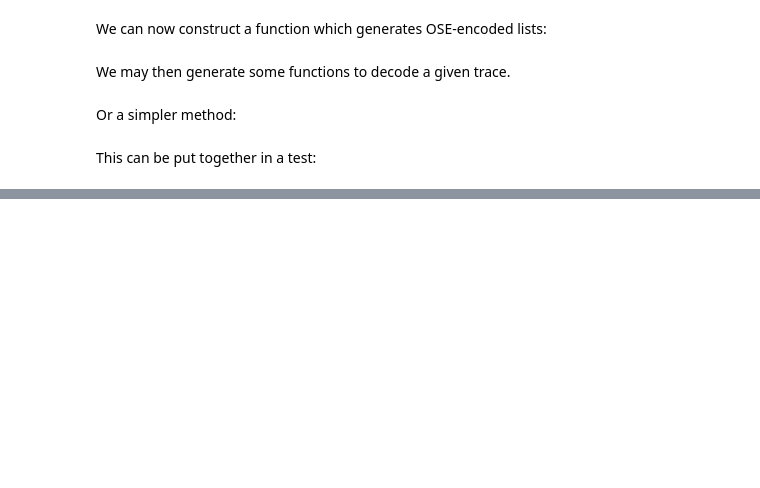
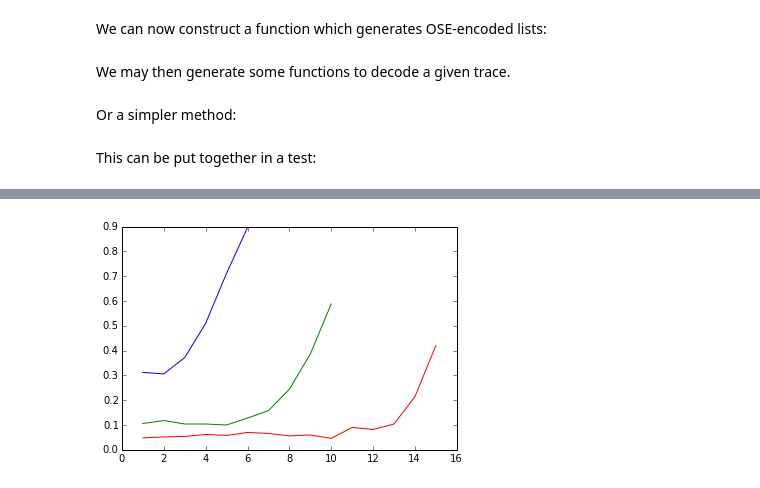
Before and after one commit to AndrewMundy/notebooks, a Jupyter notebook: ose-model.ipynb, the cells around one changed output, grey strips where cells are left out. Cells and saved outputs as stored; diff of their text form; code cells hidden in the pictures; blank space fills up the shorter version.

```diff
--- a/ose-model.ipynb
+++ b/ose-model.ipynb
@@ -59,9 +51,9 @@ def ose_encode( items, ordinal_f, alpha = 0.3 ):
     return trace
 # %%
-def ose_encode_with_exp( items ):
+def ose_encode_with_exp( items, factory ):
     """Generates an OSE encoding using exponentiated ordinal vectors."""
     # Generate an initial vector
-    p_1 = ESymbol( "p_1", dimensionality = items[0].dimensionality() )
+    p_1 = factory.new_symbol( "p_1" )
 
     # Create the ordinal function
     ord_func = lambda n : ordinal_exp( p_1, n )
@@ -107,17 +99,17 @@ def ose_decode_complex( trace, ord_f, count, clean_f ):
 # %% [markdown]
 Or a simpler method:
 # %%
-def ose_decode_simple_with_exp( trace, p_1, count, clean_f ):
+def ose_decode_simple_with_exp( trace, p_1, count, clean_f, factory ):
     """Decode with the exponentiated ordering."""
-    return ose_decode_simple( trace, lambda n : ordinal_exp( p_1, n ), count, clean_f )
+    return ose_decode_simple( trace, lambda n : ordinal_exp( p_1, n ), count, clean_f, factory )
 
-def ose_decode_simple_with_rnd( trace, ords, count, clean_f ):
+def ose_decode_simple_with_rnd( trace, ords, count, clean_f, factory ):
     """Decode with preselected ordinals."""
-    return ose_decode_simple( trace, lambda n : ordinal_rnd( n, ords ), count, clean_f )
+    return ose_decode_simple( trace, lambda n : ordinal_rnd( n, ords ), count, clean_f, factory )
 
-def ose_decode_simple( trace, ord_f, count, clean_f ):
+def ose_decode_simple( trace, ord_f, count, clean_f, factory ):
     for i in range( 1, count+1 ):
-        s = trace * ord_f( i ).inverse()
+        s = trace.unbind( ord_f( i ) )
         yield s
 # %% [markdown]
 This can be put together in a test:
@@ -143,19 +135,13 @@ def ose_test( n, dimensionality, enc_f, dec_f ):
     # Determine whether these items are correct
     return map( lambda (i,s) : 1 if i == s else 0, zip( items, ss ) )
 # %%
-def ose_experiment( ns, dimensionality, fs, runs = 100 ):
-    """Run |fs|*sum(ns) experiments, where ns is a list of numbers of items, and
-    fs are pairs of encode and decode functions."""
-    for n in ns:
-        """For each number of items"""
-        for (enc_f, dec_f) in fs:
-            """For each pair of encode/decode functions."""
+def ose_experiment( n, factory, enc_f, dec_f, runs = 100 ):
+    recalls = zeros( n )
 
-            recalls = zeros( n )
+    for i in range( runs ):
+        """For each experiment."""
+        recalls += ose_test( n, factory, enc_f, dec_f )
 
-            for i in range( runs ):
-                """For each experiment."""
-                recalls += ose_test( n, dimensionality, enc_f, dec_f )
-
-            # Normalise
-            recalls /= float( runs )
+    # Normalise
+    recalls /= float( runs )
+    return recalls
@@ -161,0 +153,9 @@ def ose_experiment( ns, dimensionality, fs, runs = 100 ):
+# %%
+plt.figure()
+for n in [6,10,15]:
+    factory = SymbolFactory( 512, vec_generate, Symbol )
+    accuracy = ose_experiment( n, factory, ose_encode_with_exp, ose_decode_simple_with_exp, 500 )
+    plt.plot( range(1,n+1), accuracy )
+plt.show()
+# %% [output]
+[figure, added]
```
Also changed, not shown: parts of 8 cells of this notebook.
